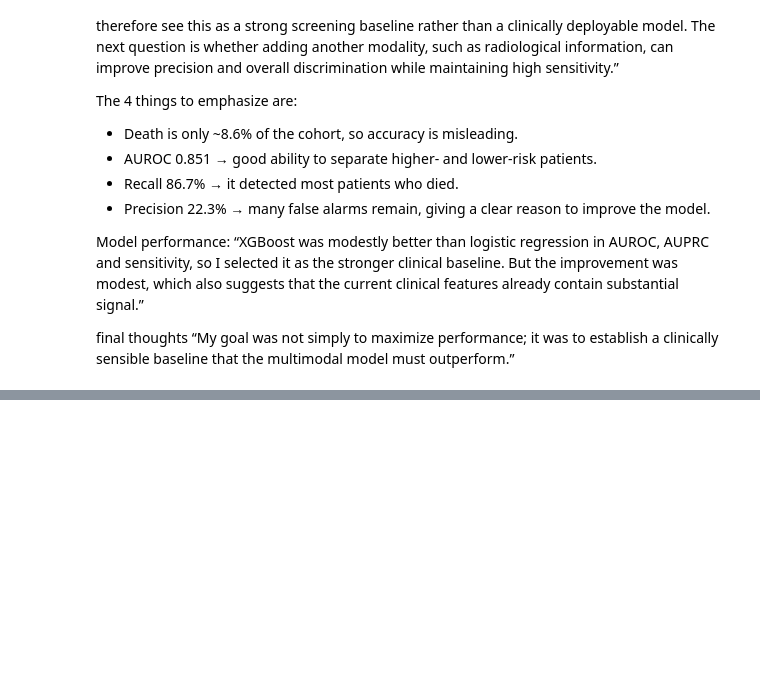
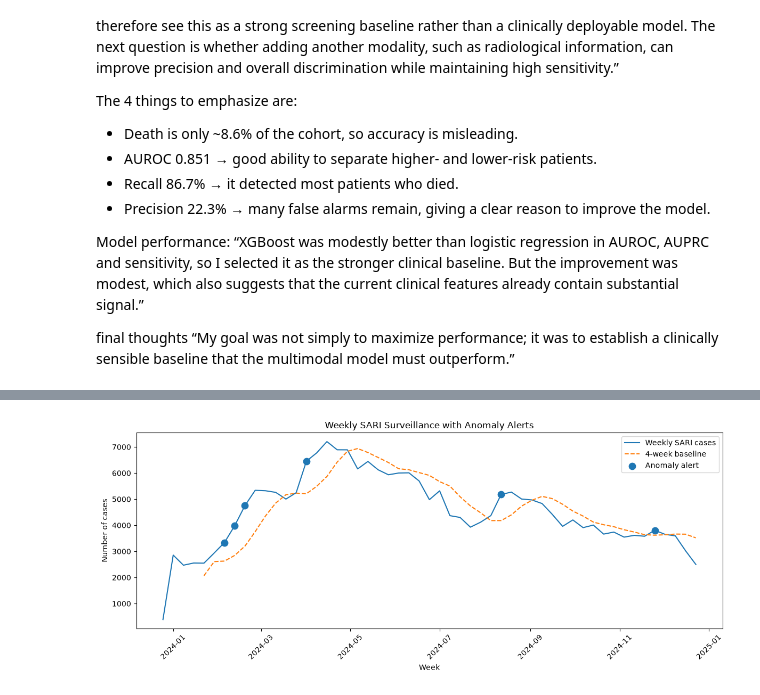
Before and after one commit to JohnsonNithin/Episentinel-SARI-AI, a Jupyter notebook: notebooks/01_data_understanding.ipynb, the cells around one changed output, grey strips where cells are left out. Saved outputs shown, nothing was run; the diff lists cells and outputs as text; code cells hidden in the pictures; blank space fills up the shorter version.

```diff
--- a/notebooks/01_data_understanding.ipynb
+++ b/notebooks/01_data_understanding.ipynb
@@ -1009,0 +1923,35 @@ final thoughts
+# %%
+plt.figure(figsize=(12, 5))
+
+plt.plot(
+    weekly_cases["week"],
+    weekly_cases["cases"],
+    label="Weekly SARI cases"
+)
+
+plt.plot(
+    weekly_cases["week"],
+    weekly_cases["baseline_mean"],
+    linestyle="--",
+    label="4-week baseline"
+)
+
+alerts = weekly_cases[weekly_cases["alert"]]
+
+plt.scatter(
+    alerts["week"],
+    alerts["cases"],
+    s=80,
+    label="Anomaly alert"
+)
+
+plt.title("Weekly SARI Surveillance with Anomaly Alerts")
+plt.xlabel("Week")
+plt.ylabel("Number of cases")
+plt.legend()
+plt.xticks(rotation=45)
+plt.tight_layout()
+
+plt.show()
+# %% [output]
+[figure, added]
```
Also changed, not shown: parts of 60 cells of this notebook, 3 other files.
